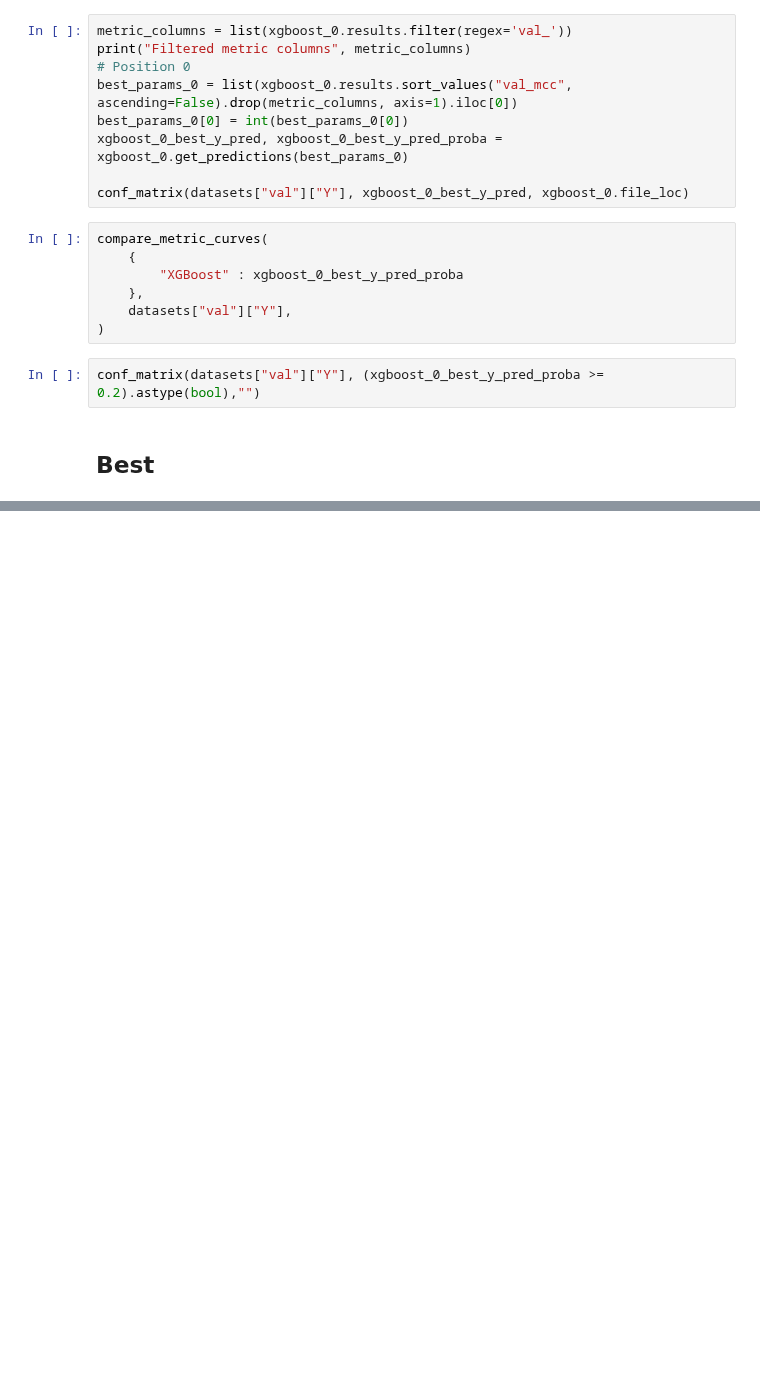
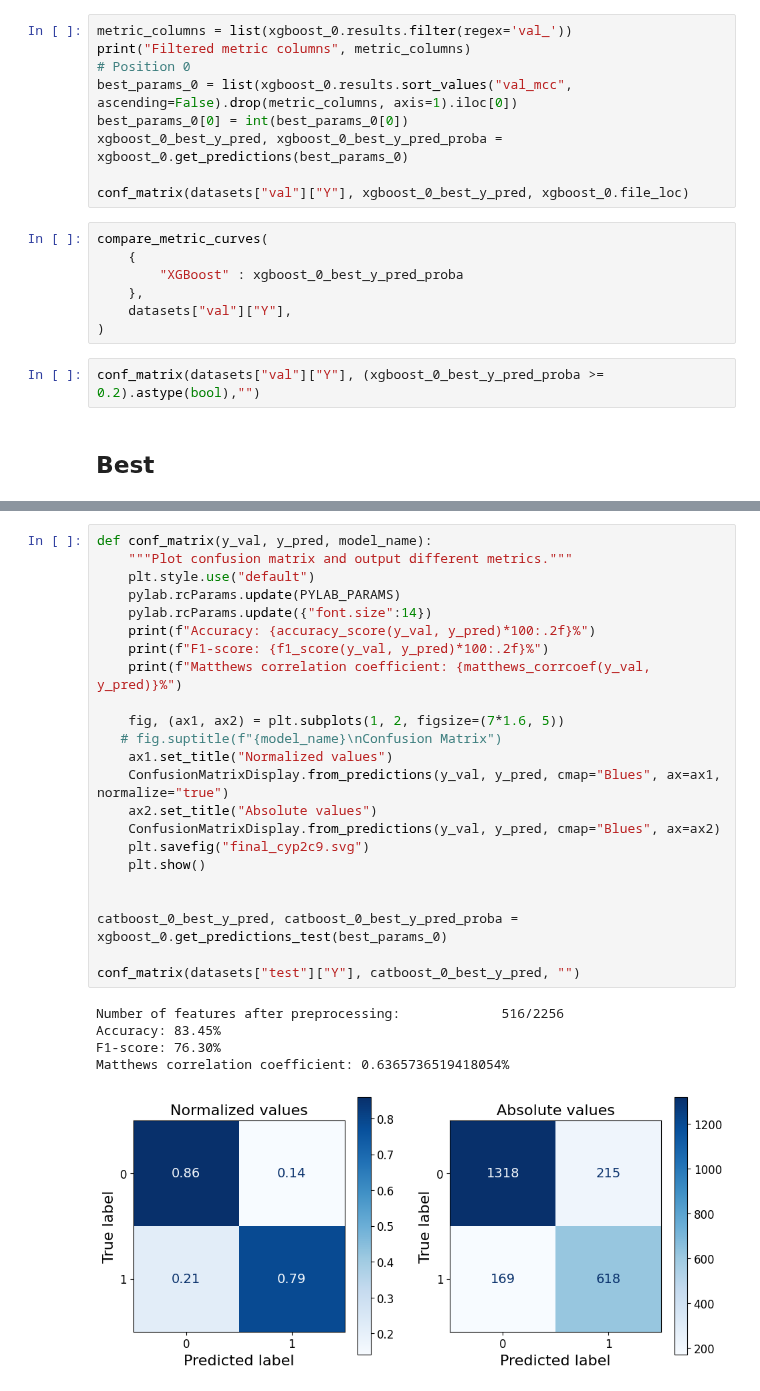
Before and after one commit to JonnaMat/CYP-inhibition, a Jupyter notebook: src/cyp2c9.ipynb, the cells around one changed output, grey strips where cells are left out. Cells and saved outputs as stored; diff of their text form; blank space fills up the shorter version.

```diff
--- a/src/cyp2c9.ipynb
+++ b/src/cyp2c9.ipynb
@@ -476,0 +610,29 @@ pd.read_csv(f"optimization/{task}/best.csv", comment="#").sort_values("val_mcc",
+# %%
+def conf_matrix(y_val, y_pred, model_name):
+    """Plot confusion matrix and output different metrics."""
+    plt.style.use("default")
+    pylab.rcParams.update(PYLAB_PARAMS)
+    pylab.rcParams.update({"font.size":14})
+    print(f"Accuracy: {accuracy_score(y_val, y_pred)*100:.2f}%")
+    print(f"F1-score: {f1_score(y_val, y_pred)*100:.2f}%")
+    print(f"Matthews correlation coefficient: {matthews_corrcoef(y_val, y_pred)}%")
+
+    fig, (ax1, ax2) = plt.subplots(1, 2, figsize=(7*1.6, 5))
+   # fig.suptitle(f"{model_name}\nConfusion Matrix")
+    ax1.set_title("Normalized values")
+    ConfusionMatrixDisplay.from_predictions(y_val, y_pred, cmap="Blues", ax=ax1, normalize="true")
+    ax2.set_title("Absolute values")
+    ConfusionMatrixDisplay.from_predictions(y_val, y_pred, cmap="Blues", ax=ax2)
+    plt.savefig("final_cyp2c9.svg")
+    plt.show()
+
+
+catboost_0_best_y_pred, catboost_0_best_y_pred_proba = xgboost_0.get_predictions_test(best_params_0)
+
+conf_matrix(datasets["test"]["Y"], catboost_0_best_y_pred, "")
+# %% [output]
+Number of features after preprocessing:             516/2256
+Accuracy: 83.45%
+F1-score: 76.30%
+Matthews correlation coefficient: 0.6365736519418054%
+[figure, added]
```
Also changed, not shown: parts of 11 cells of this notebook, 6 other files.
